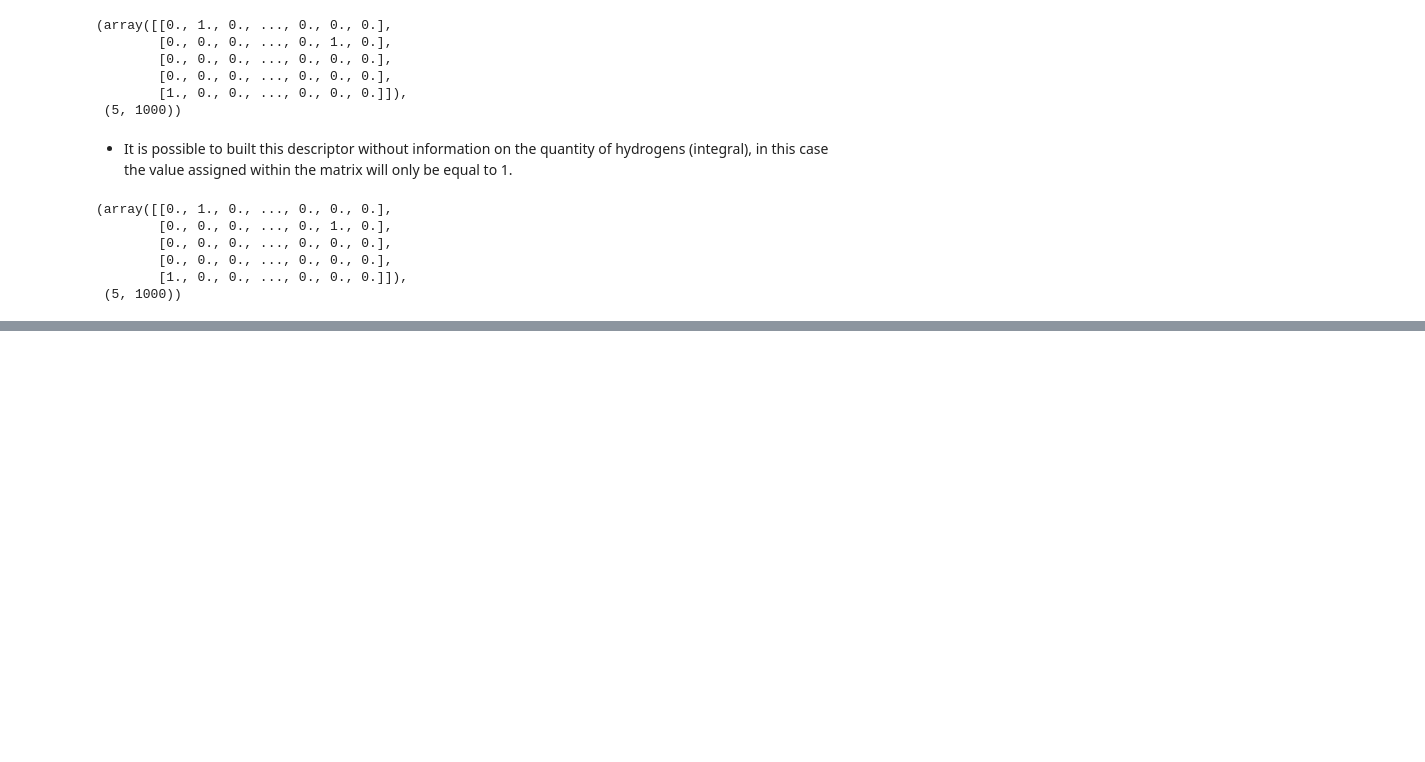
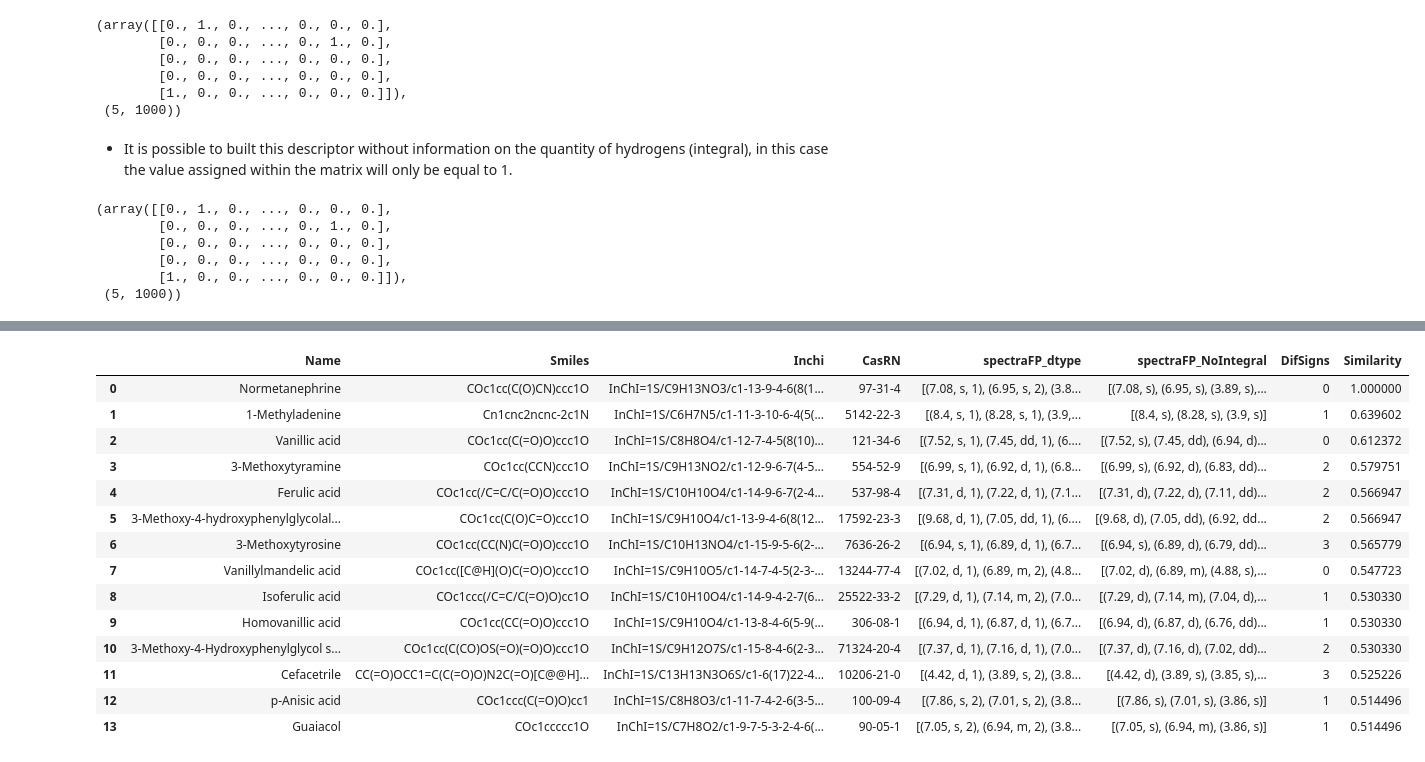
Before and after one commit to jeffrichardchemistry/SpectraFP, a Jupyter notebook: example/how_to_use.ipynb, the cells around one changed output, grey strips where cells are left out. Saved outputs shown, nothing was run; the diff lists cells and outputs as text; code cells hidden in the pictures; blank space fills up the shorter version.

Commit message:
SpectraFP V1.2.5

```diff
--- a/example/how_to_use.ipynb
+++ b/example/how_to_use.ipynb
@@ -248,0 +254,4 @@ result, result.shape
+# %%
+#data = [(7.69, 'd', 1), (7.64, 'dd', 1), (6.91, 'd', 1), (2.23, 's', 3)]
+#data = [(11.96, 'd'), (11.57, 'd'), (11.5, 's'), (7.91, 'm'), (6.99, 's'), (5.92, 'd')]
+data = [(7.08, 's', 1), (6.95, 's', 2), (3.89, 's', 3), (3.25, 'm', 2)]
@@ -248,0 +271,28 @@ result, result.shape
+# %%
+##teste search engine metabolites
+sem = SearchMetabolitesBy1H()
+db_sim = sem.search(signs1H=data,
+            correction=3,
+            threshold=0.5,
+            difLenghtSigns=7,
+            range_spectra=[0,14,0.01],
+            multiplicty_filter=['All'],
+            n_threads=6)
+# %%
+db_sim
+# %% [output]
+|  | Name | Smiles | Inchi | CasRN | spectraFP_dtype | spectraFP_NoIntegral | DifSigns | Similarity |
+| 0 | Normetanephrine | COc1cc(C(O)CN)ccc1O | InChI=1S/C9H13NO3/c1-13-9-4-6(8(1... | 97-31-4 | [(7.08, s, 1), (6.95, s, 2), (3.8... | [(7.08, s), (6.95, s), (3.89, s),... | 0 | 1.000000 |
+| 1 | 1-Methyladenine | Cn1cnc2ncnc-2c1N | InChI=1S/C6H7N5/c1-11-3-10-6-4(5(... | 5142-22-3 | [(8.4, s, 1), (8.28, s, 1), (3.9,... | [(8.4, s), (8.28, s), (3.9, s)] | 1 | 0.639602 |
+| 2 | Vanillic acid | COc1cc(C(=O)O)ccc1O | InChI=1S/C8H8O4/c1-12-7-4-5(8(10)... | 121-34-6 | [(7.52, s, 1), (7.45, dd, 1), (6.... | [(7.52, s), (7.45, dd), (6.94, d)... | 0 | 0.612372 |
+| 3 | 3-Methoxytyramine | COc1cc(CCN)ccc1O | InChI=1S/C9H13NO2/c1-12-9-6-7(4-5... | 554-52-9 | [(6.99, s, 1), (6.92, d, 1), (6.8... | [(6.99, s), (6.92, d), (6.83, dd)... | 2 | 0.579751 |
+| 4 | Ferulic acid | COc1cc(/C=C/C(=O)O)ccc1O | InChI=1S/C10H10O4/c1-14-9-6-7(2-4... | 537-98-4 | [(7.31, d, 1), (7.22, d, 1), (7.1... | [(7.31, d), (7.22, d), (7.11, dd)... | 2 | 0.566947 |
+| 5 | 3-Methoxy-4-hydroxyphenylglycolal... | COc1cc(C(O)C=O)ccc1O | InChI=1S/C9H10O4/c1-13-9-4-6(8(12... | 17592-23-3 | [(9.68, d, 1), (7.05, dd, 1), (6.... | [(9.68, d), (7.05, dd), (6.92, dd... | 2 | 0.566947 |
+| 6 | 3-Methoxytyrosine | COc1cc(CC(N)C(=O)O)ccc1O | InChI=1S/C10H13NO4/c1-15-9-5-6(2-... | 7636-26-2 | [(6.94, s, 1), (6.89, d, 1), (6.7... | [(6.94, s), (6.89, d), (6.79, dd)... | 3 | 0.565779 |
+| 7 | Vanillylmandelic acid | COc1cc([C@H](O)C(=O)O)ccc1O | InChI=1S/C9H10O5/c1-14-7-4-5(2-3-... | 13244-77-4 | [(7.02, d, 1), (6.89, m, 2), (4.8... | [(7.02, d), (6.89, m), (4.88, s),... | 0 | 0.547723 |
+| 8 | Isoferulic acid | COc1ccc(/C=C/C(=O)O)cc1O | InChI=1S/C10H10O4/c1-14-9-4-2-7(6... | 25522-33-2 | [(7.29, d, 1), (7.14, m, 2), (7.0... | [(7.29, d), (7.14, m), (7.04, d),... | 1 | 0.530330 |
+| 9 | Homovanillic acid | COc1cc(CC(=O)O)ccc1O | InChI=1S/C9H10O4/c1-13-8-4-6(5-9(... | 306-08-1 | [(6.94, d, 1), (6.87, d, 1), (6.7... | [(6.94, d), (6.87, d), (6.76, dd)... | 1 | 0.530330 |
+| 10 | 3-Methoxy-4-Hydroxyphenylglycol s... | COc1cc(C(CO)OS(=O)(=O)O)ccc1O | InChI=1S/C9H12O7S/c1-15-8-4-6(2-3... | 71324-20-4 | [(7.37, d, 1), (7.16, d, 1), (7.0... | [(7.37, d), (7.16, d), (7.02, dd)... | 2 | 0.530330 |
+| 11 | Cefacetrile | CC(=O)OCC1=C(C(=O)O)N2C(=O)[C@@H]... | InChI=1S/C13H13N3O6S/c1-6(17)22-4... | 10206-21-0 | [(4.42, d, 1), (3.89, s, 2), (3.8... | [(4.42, d), (3.89, s), (3.85, s),... | 3 | 0.525226 |
+| 12 | p-Anisic acid | COc1ccc(C(=O)O)cc1 | InChI=1S/C8H8O3/c1-11-7-4-2-6(3-5... | 100-09-4 | [(7.86, s, 2), (7.01, s, 2), (3.8... | [(7.86, s), (7.01, s), (3.86, s)] | 1 | 0.514496 |
+| 13 | Guaiacol | COc1ccccc1O | InChI=1S/C7H8O2/c1-9-7-5-3-2-4-6(... | 90-05-1 | [(7.05, s, 2), (6.94, m, 2), (3.8... | [(7.05, s), (6.94, m), (3.86, s)] | 1 | 0.514496 |
```
Also changed, not shown: parts of 4 cells of this notebook, 5 other files.
